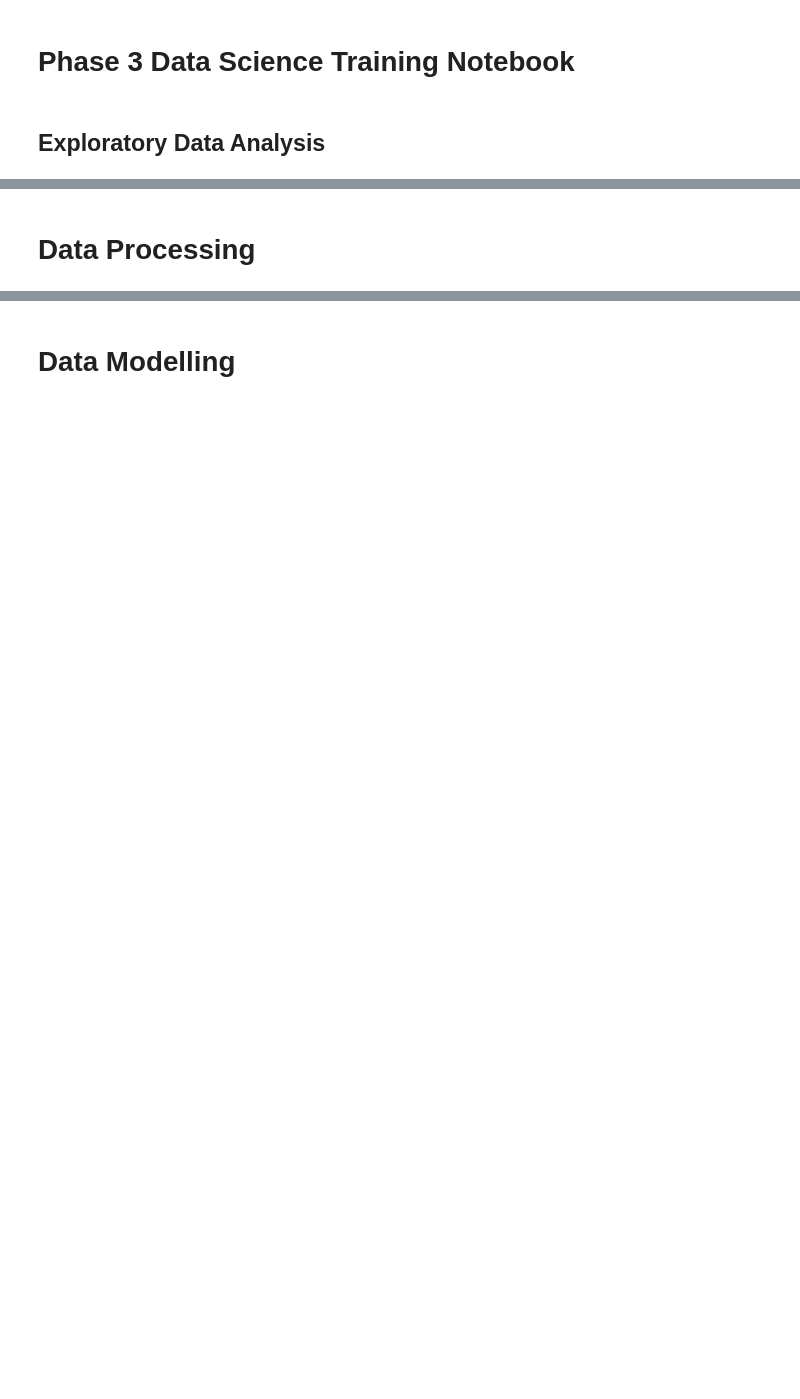
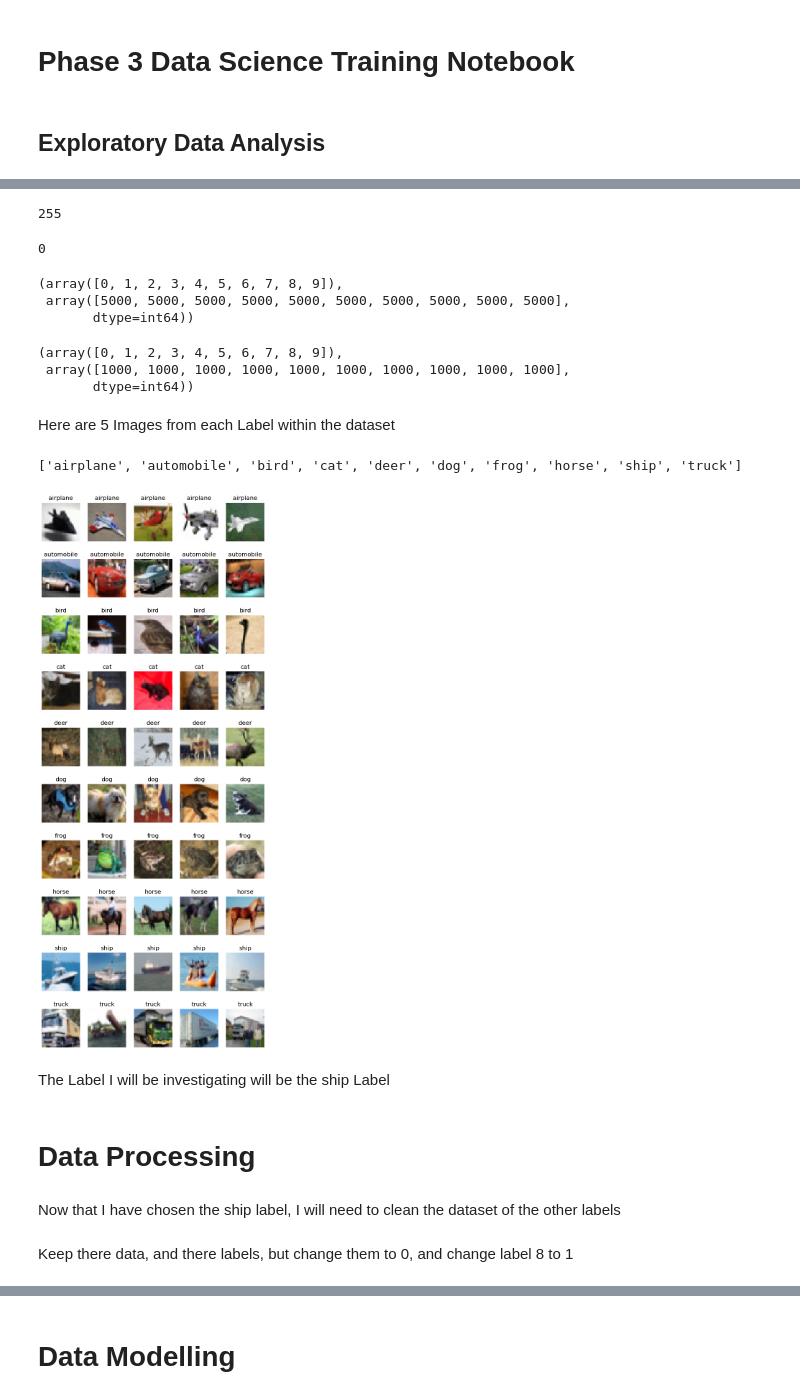
Before and after one commit to SyedKaz00/MSAPhaseThree, a Jupyter notebook: DataScience/skeleton-code/make-model.ipynb, the cells around one changed output, grey strips where cells are left out. Drawn from its saved outputs; the diff is of its cells as text; code cells hidden in the pictures; blank space fills up the shorter version.

Commit message:
EDA, Data Processing, and Modeling Completed

```diff
--- a/DataScience/skeleton-code/make-model.ipynb
+++ b/DataScience/skeleton-code/make-model.ipynb
@@ -15,2 +75,49 @@ def unpickle(file):
+# %%
+def load_label_names():
+    return ['airplane', 'automobile', 'bird', 'cat', 'deer', 'dog', 'frog', 'horse', 'ship', 'truck']
+label_name = load_label_names()
+# %%
+train_data.max()
+# %% [output]
+255
+# %%
+train_data.min()
+# %% [output]
+0
+# %%
+np.unique(train_labels, return_counts=True)
+# %% [output]
+(array([0, 1, 2, 3, 4, 5, 6, 7, 8, 9]),
+ array([5000, 5000, 5000, 5000, 5000, 5000, 5000, 5000, 5000, 5000],
+       dtype=int64))
+# %%
+np.unique(test_labels, return_counts=True)
+# %% [output]
+(array([0, 1, 2, 3, 4, 5, 6, 7, 8, 9]),
+ array([1000, 1000, 1000, 1000, 1000, 1000, 1000, 1000, 1000, 1000],
+       dtype=int64))
+# %% [markdown]
+Here are 5 Images from each Label within the dataset
+# %%
+import matplotlib.pyplot as plt
+
+print(label_name)
+
+plt.figure(figsize=(8, 20))
+
+for label in range(10): # Does not include 10.
+    search_results = np.where(train_labels == label)[0][:5]
+
+    for index, img_index in enumerate(search_results):
+        current_index = label * 5 + index + 1
+        ax = plt.subplot(10,5, current_index)
+        plt.imshow(train_data[img_index])
+        plt.title(label_name[label])
+        plt.axis("off")
+# %% [output]
+['airplane', 'automobile', 'bird', 'cat', 'deer', 'dog', 'frog', 'horse', 'ship', 'truck']
+[figure, added]
+# %% [markdown]
+The Label I will be investigating will be the ship Label
 # %% [markdown]
 # Data Processing
@@ -22,0 +124,4 @@ test_y = np.random.randint(0,255,size=(1000))
+# %% [markdown]
+Now that I have chosen the ship label, I will need to clean the dataset of the other labels
+# %% [markdown]
+Keep there data, and there labels, but change them to 0, and change label 8 to 1
```
Also changed, not shown: parts of 45 cells of this notebook.
